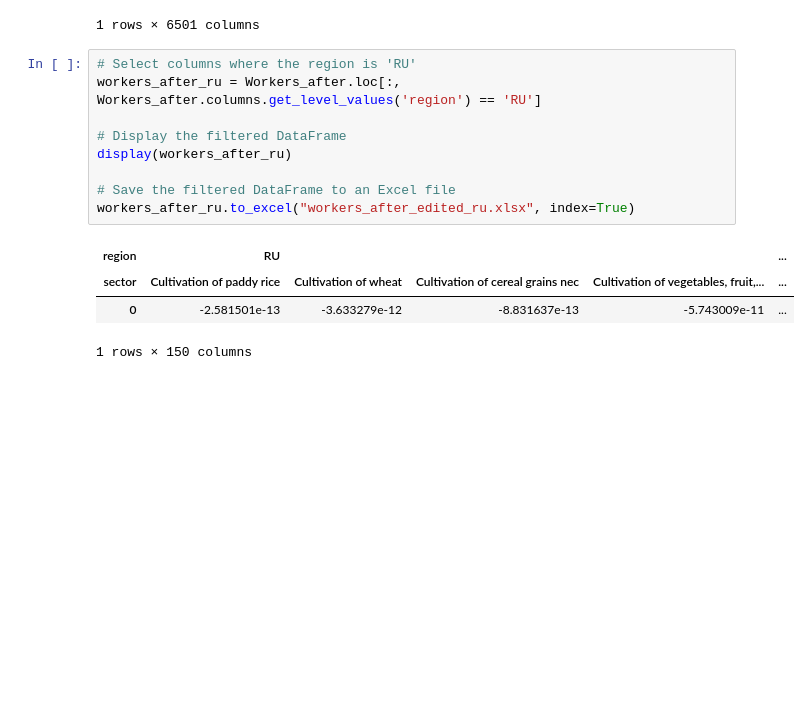
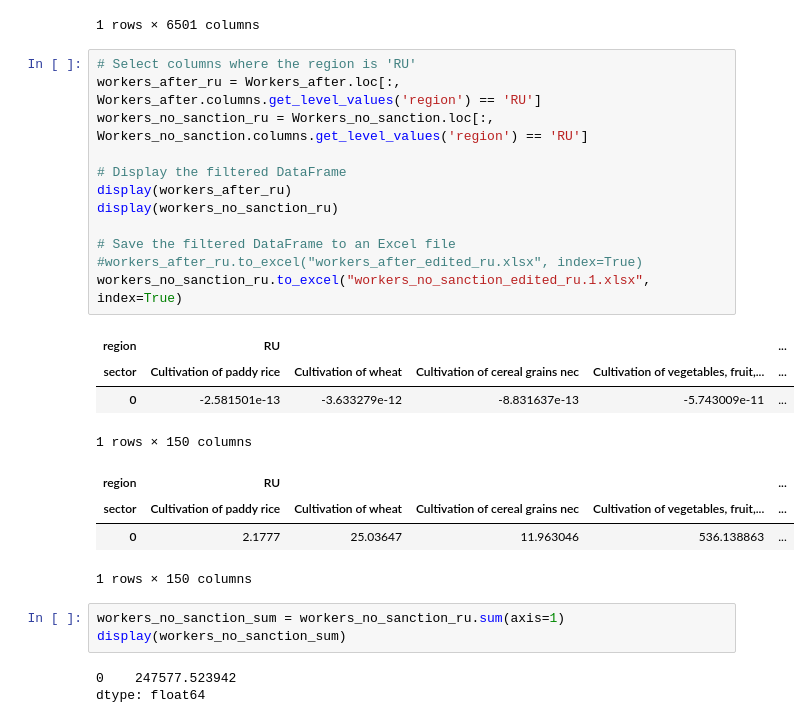
Before and after one commit to MathiasAlten/Input-Output, a Jupyter notebook: code/X_star.ipynb, the cells around one changed output. Cells and saved outputs as stored; diff of their text form; blank space fills up the shorter version.

```diff
--- a/code/X_star.ipynb
+++ b/code/X_star.ipynb
@@ -540,14 +566,27 @@ display(Workers_after)
 # %%
 # Select columns where the region is 'RU'
 workers_after_ru = Workers_after.loc[:, Workers_after.columns.get_level_values('region') == 'RU']
+workers_no_sanction_ru = Workers_no_sanction.loc[:, Workers_no_sanction.columns.get_level_values('region') == 'RU']
 
 # Display the filtered DataFrame
 display(workers_after_ru)
+display(workers_no_sanction_ru)
 
 # Save the filtered DataFrame to an Excel file
-workers_after_ru.to_excel("workers_after_edited_ru.xlsx", index=True)
+#workers_after_ru.to_excel("workers_after_edited_ru.xlsx", index=True)
+workers_no_sanction_ru.to_excel("workers_no_sanction_edited_ru.1.xlsx", index=True)
 # %% [output]
 | region | RU |  |  |  | ... |
 | sector | Cultivation of paddy rice | Cultivation of wheat | Cultivation of cereal grains nec | Cultivation of vegetables, fruit,... | ... |
 | 0 | -2.581501e-13 | -3.633279e-12 | -8.831637e-13 | -5.743009e-11 | ... |
 1 rows × 150 columns
+| region | RU |  |  |  | ... |
+| sector | Cultivation of paddy rice | Cultivation of wheat | Cultivation of cereal grains nec | Cultivation of vegetables, fruit,... | ... |
+| 0 | 2.1777 | 25.03647 | 11.963046 | 536.138863 | ... |
+1 rows × 150 columns
+# %%
+workers_no_sanction_sum = workers_no_sanction_ru.sum(axis=1)
+display(workers_no_sanction_sum)
+# %% [output]
+0    247577.523942
+dtype: float64
```
Also changed, not shown: parts of 8 cells of this notebook.
